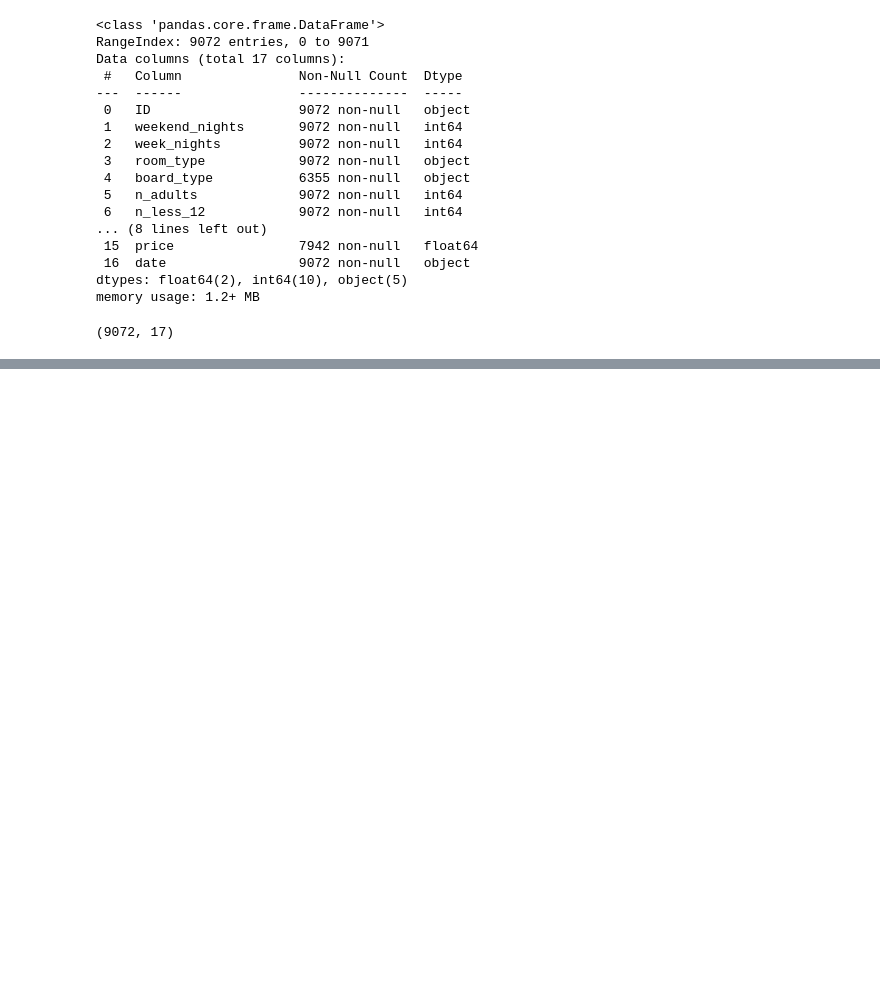
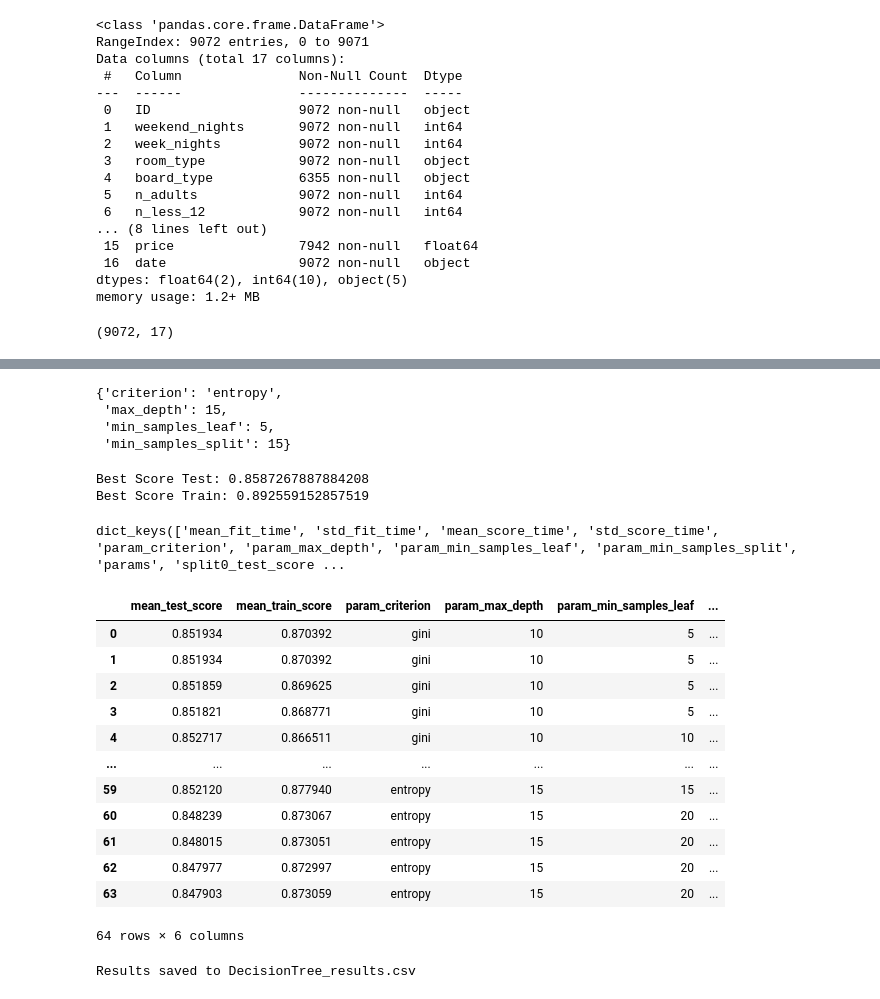
Before and after one commit to almog-sharoni/Data_Mining_Final_Project, a Jupyter notebook: main_notebook.ipynb, the cells around one changed output, grey strips where cells are left out. Saved outputs shown, nothing was run; the diff lists cells and outputs as text; code cells hidden in the pictures; blank space fills up the shorter version.

```diff
--- a/main_notebook.ipynb
+++ b/main_notebook.ipynb
@@ -947,0 +1028,12 @@ df_test_normalized.head()
+# %%
+from sklearn.tree import DecisionTreeClassifier
+from sklearn.model_selection import GridSearchCV
+DT_model = DecisionTreeClassifier()
+param_grid = {
+    'criterion': ['gini', 'entropy'],
+    'max_depth': [10, 15],
+    'min_samples_split': [5, 10, 15, 20],
+    'min_samples_leaf': [5, 10, 15, 20]
+}
+grid_search = GridSearchCV(DT_model, param_grid, cv=10, scoring='accuracy',verbose=10 , return_train_score = True, n_jobs=-1)
+grid_search.fit(df_encoded_std, y)
@@ -947,0 +1048,20 @@ df_test_normalized.head()
+# %%
+best_params = grid_search.best_params_
+best_params
+# %% [output]
+{'criterion': 'entropy',
+ 'max_depth': 15,
+ 'min_samples_leaf': 5,
+ 'min_samples_split': 15}
+# %%
+best_score_test = grid_search.best_score_
+best_score_train = grid_search.cv_results_['mean_train_score'][grid_search.best_index_]
+print('Best Score Test:', best_score_test)
+print('Best Score Train:', best_score_train)
+# %% [output]
+Best Score Test: 0.8587267887884208
+Best Score Train: 0.892559152857519
+# %%
+grid_search.cv_results_.keys()
+# %% [output]
+dict_keys(['mean_fit_time', 'std_fit_time', 'mean_score_time', 'std_score_time', 'param_criterion', 'param_max_depth', 'param_min_samples_leaf', 'param_min_samples_split', 'params', 'split0_test_score ...
@@ -947,0 +1085,23 @@ df_test_normalized.head()
+# %%
+columns = [ 'mean_test_score', 'mean_train_score', 'param_criterion', 'param_max_depth', 'param_min_samples_leaf', 'param_min_samples_split']
+table_results = pd.DataFrame(grid_search.cv_results_)[columns]
+# %%
+table_results
+# %% [output]
+|  | mean_test_score | mean_train_score | param_criterion | param_max_depth | param_min_samples_leaf | ... |
+| 0 | 0.851934 | 0.870392 | gini | 10 | 5 | ... |
+| 1 | 0.851934 | 0.870392 | gini | 10 | 5 | ... |
+| 2 | 0.851859 | 0.869625 | gini | 10 | 5 | ... |
+| 3 | 0.851821 | 0.868771 | gini | 10 | 5 | ... |
+| 4 | 0.852717 | 0.866511 | gini | 10 | 10 | ... |
+| ... | ... | ... | ... | ... | ... | ... |
+| 59 | 0.852120 | 0.877940 | entropy | 15 | 15 | ... |
+| 60 | 0.848239 | 0.873067 | entropy | 15 | 20 | ... |
+| 61 | 0.848015 | 0.873051 | entropy | 15 | 20 | ... |
+| 62 | 0.847977 | 0.872997 | entropy | 15 | 20 | ... |
+| 63 | 0.847903 | 0.873059 | entropy | 15 | 20 | ... |
+64 rows × 6 columns
+# %%
+save_results(table_results, 'DecisionTree')
+# %% [output]
+Results saved to DecisionTree_results.csv
```
Also changed, not shown: parts of 23 cells of this notebook, 2 other files.
